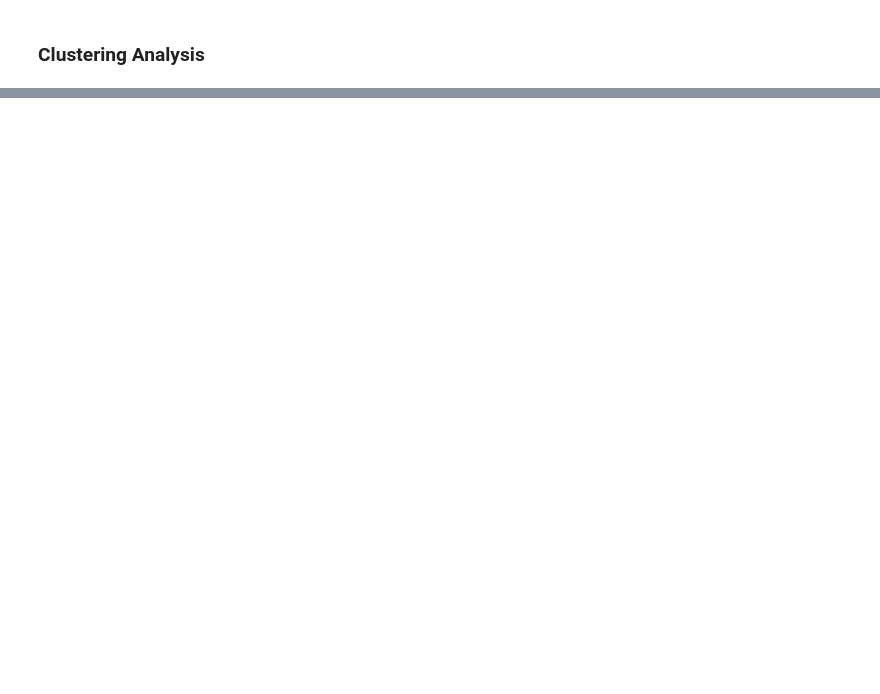
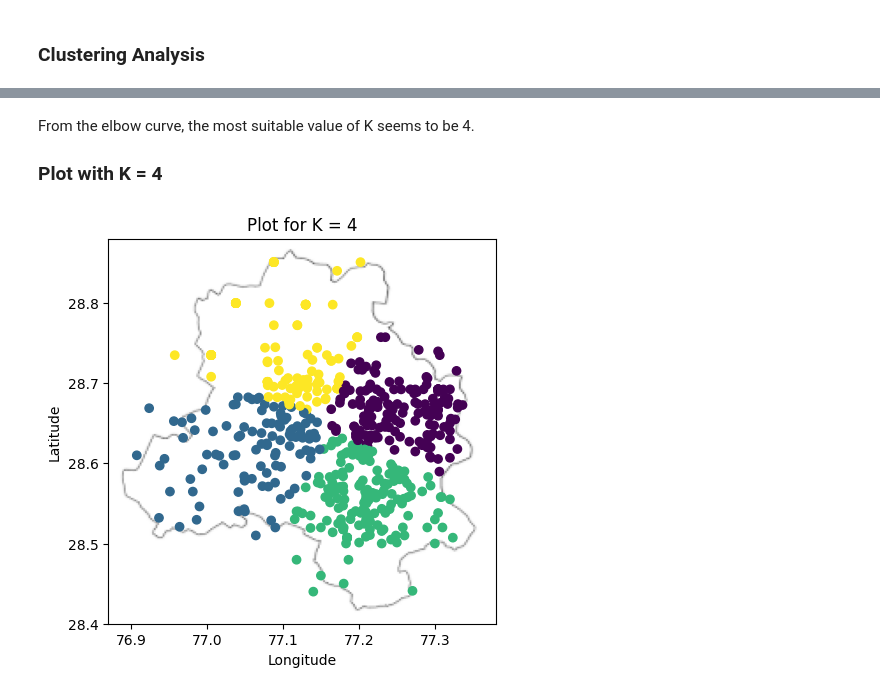
Before and after one commit to aroshishp/K-Means-Clustering, a Jupyter notebook: pincode.ipynb, the cells around one changed output, grey strips where cells are left out. Drawn from its saved outputs; the diff is of its cells as text; code cells hidden in the pictures; blank space fills up the shorter version.

```diff
--- a/pincode.ipynb
+++ b/pincode.ipynb
@@ -127 +122,48 @@ plt.show()
 [figure]
+# %% [markdown]
+From the elbow curve, the most suitable value of K seems to be 4.
+
+### Plot with K = 4
+# %%
+K_sel = 4
+
+np.random.seed(42)
+
+initial_cluster_pts = np.random.choice(np.arange(data_pts), K_sel, replace=False)
+
+coordinates = np.array([[longitudes[pt], latitudes[pt]] for pt in np.arange(data_pts)])
+cluster_pts = np.array([[longitudes[pt], latitudes[pt]] for pt in initial_cluster_pts])
+
+clustered_data = np.zeros(data_pts)
+
+for k in np.arange(100):
+    for point_index, point in enumerate(coordinates):
+        distances = np.zeros(K_sel)
+        for i in np.arange(K_sel):
+            distances[i] = distance(cluster_pts[i], point)
+
+        clustered_data[point_index] = np.argmin(distances)
+
+    #Update cluster points
+    new_cluster_pts = cluster_pts.copy()
+    for i in np.arange(K_sel):
+        current_cluster = coordinates[np.where(clustered_data == i)]
+        if len(current_cluster > 0):
+            new_cluster_pts[i] = current_cluster.mean(axis=0)
+
+    if not np.all(np.abs(new_cluster_pts - cluster_pts)):
+        break
+
+    cluster_pts = new_cluster_pts
+
+image = Image.open('delhi_outline.png')
+fig, ax = plt.subplots(figsize = (5, 5))
+
+ax.imshow(image, extent=[76.87, 77.38, 28.40, 28.88], aspect='auto')
+ax.scatter(longitudes, latitudes, c=clustered_data)
+ax.set_xlabel("Longitude")
+ax.set_ylabel("Latitude")
+ax.set_title(f"Plot for K = {K_sel}")
+plt.show()
+# %% [output]
+[figure, added]
```
Also changed, not shown: parts of 3 cells of this notebook.
